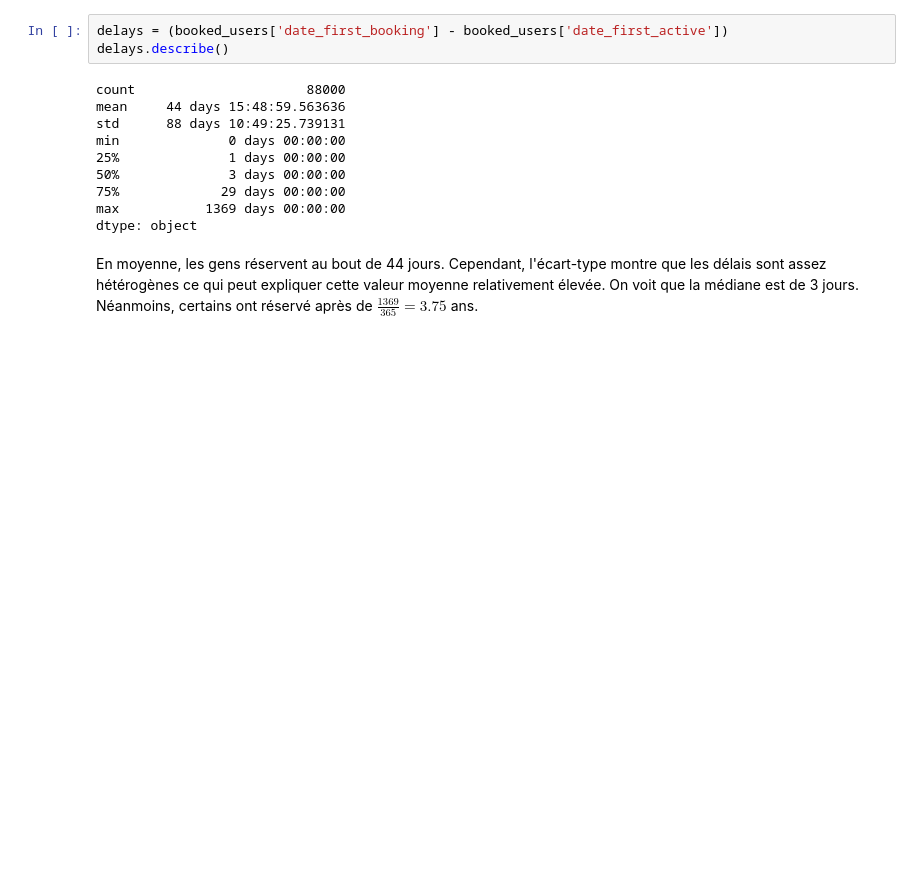
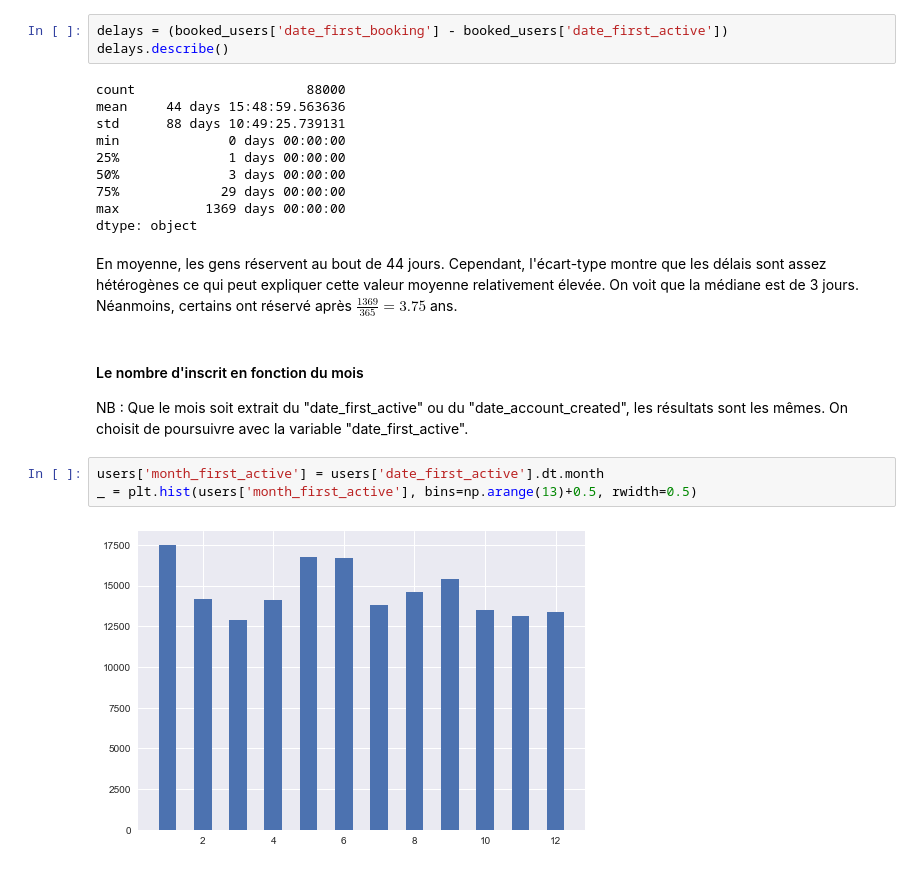
Before and after one commit to vesran/BookerGuess, a Jupyter notebook: _2_analyse_des_utilisateurs.ipynb, the cells around one changed output. Saved outputs shown, nothing was run; the diff lists cells and outputs as text; blank space fills up the shorter version.

Commit message:
end data analysis users

```diff
--- a/_2_analyse_des_utilisateurs.ipynb
+++ b/_2_analyse_des_utilisateurs.ipynb
@@ -494,4 +494,13 @@ min              0 days 00:00:00
 max           1369 days 00:00:00
 dtype: object
 # %% [markdown]
-En moyenne, les gens réservent au bout de 44 jours. Cependant, l'écart-type montre que les délais sont assez hétérogènes ce qui peut expliquer cette valeur moyenne relativement élevée. On voit que la médiane est de 3 jours. Néanmoins, certains ont réservé après de $\frac{1369}{365}=3.75$ ans.
+En moyenne, les gens réservent au bout de 44 jours. Cependant, l'écart-type montre que les délais sont assez hétérogènes ce qui peut expliquer cette valeur moyenne relativement élevée. On voit que la médiane est de 3 jours. Néanmoins, certains ont réservé après $\frac{1369}{365}=3.75$ ans.
+# %% [markdown]
+#### Le nombre d'inscrit en fonction du mois
+
+NB : Que le mois soit extrait du "date_first_active" ou du "date_account_created", les résultats sont les mêmes. On choisit de poursuivre avec la variable "date_first_active".
+# %%
+users['month_first_active'] = users['date_first_active'].dt.month
+_ = plt.hist(users['month_first_active'], bins=np.arange(13)+0.5, rwidth=0.5)
+# %% [output]
+[figure, added]
```
Also changed, not shown: parts of 16 cells of this notebook.
